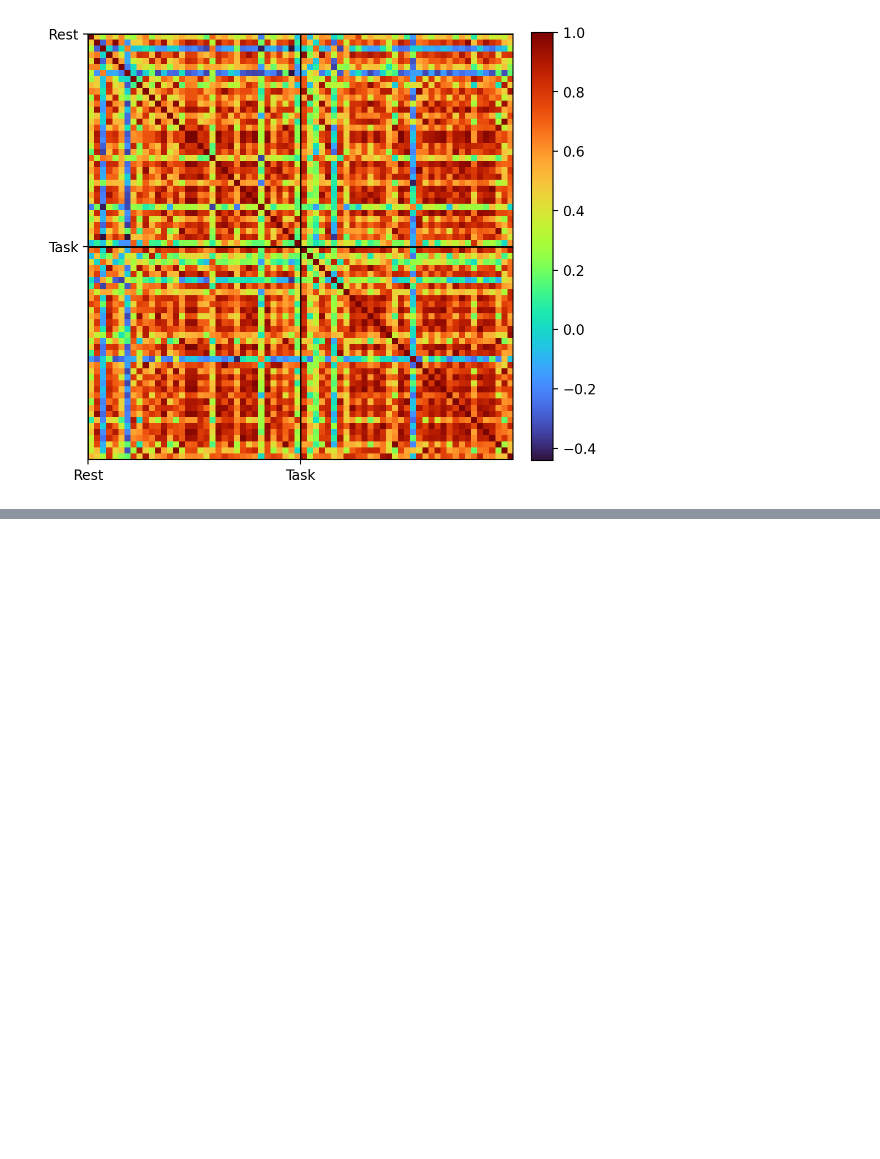
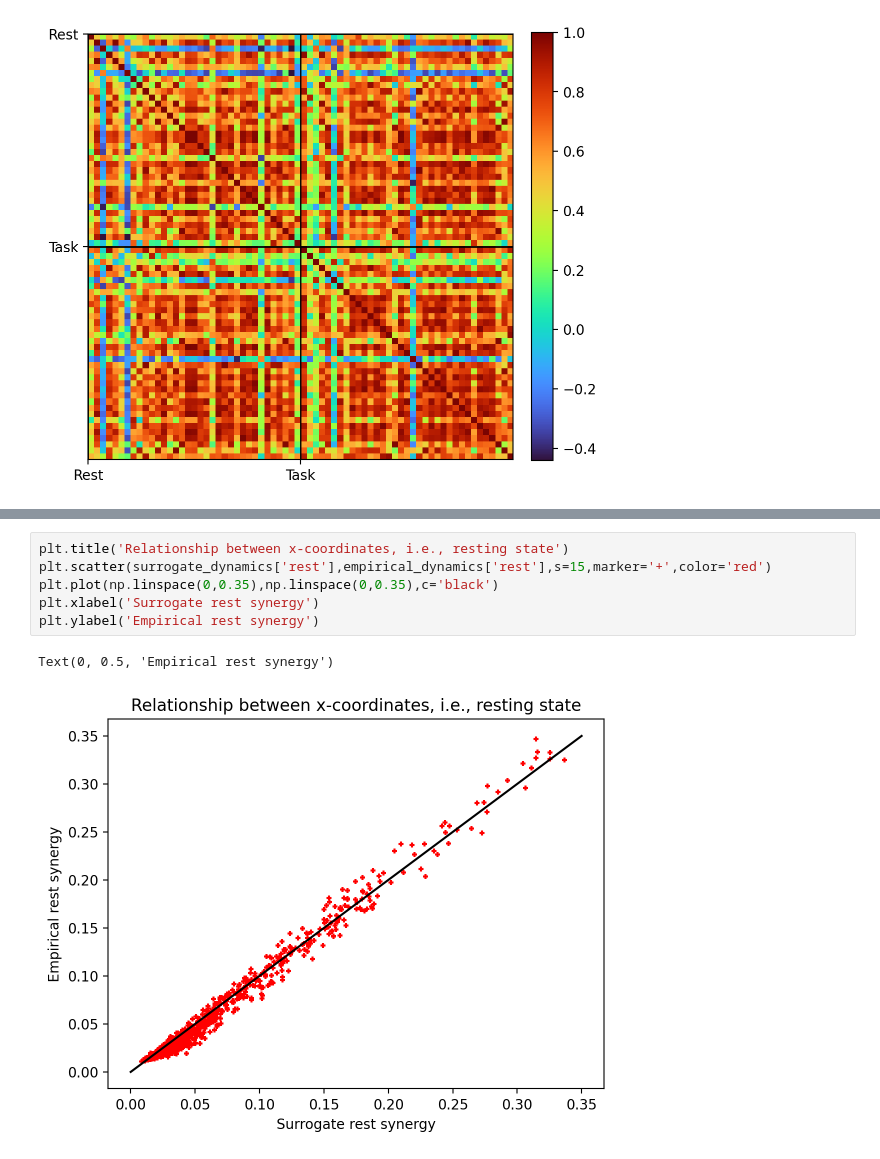
Before and after one commit to SigmaField/PID_Arithmetic_Code, a Jupyter notebook: Visualizations-ArithmeticTasksPID.ipynb, the cells around one changed output, grey strips where cells are left out. Drawn from its saved outputs; the diff is of its cells as text; blank space fills up the shorter version.

```diff
--- a/Visualizations-ArithmeticTasksPID.ipynb
+++ b/Visualizations-ArithmeticTasksPID.ipynb
@@ -487,0 +532,9 @@ plt.colorbar(fraction=0.046, pad=0.04)
+# %%
+plt.title('Relationship between x-coordinates, i.e., resting state')
+plt.scatter(surrogate_dynamics['rest'],empirical_dynamics['rest'],s=15,marker='+',color='red')
+plt.plot(np.linspace(0,0.35),np.linspace(0,0.35),c='black')
+plt.xlabel('Surrogate rest synergy')
+plt.ylabel('Empirical rest synergy')
+# %% [output]
+Text(0, 0.5, 'Empirical rest synergy')
+[figure, added]
```
Also changed, not shown: parts of 15 cells of this notebook, 7 other files.
